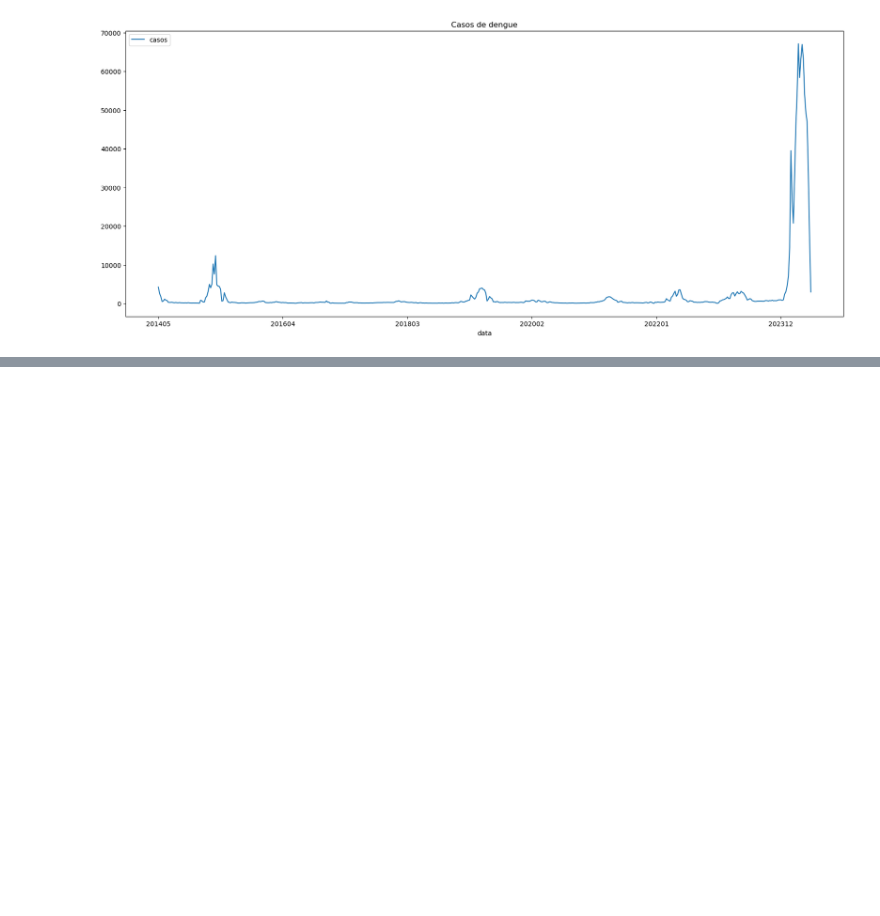
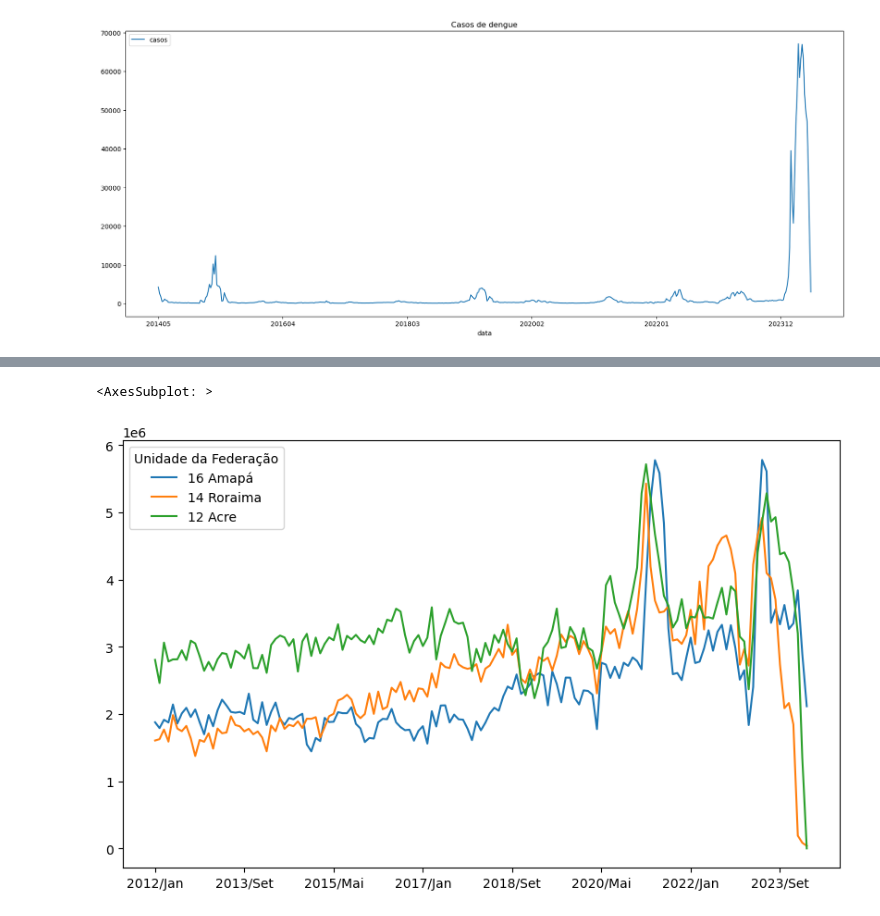
Before and after one commit to willdevsp/fiap_data_analitycs, a Jupyter notebook: hospitalar.ipynb, the cells around one changed output, grey strips where cells are left out. Cells and saved outputs as stored; diff of their text form; code cells hidden in the pictures; blank space fills up the shorter version.

```diff
--- a/hospitalar.ipynb
+++ b/hospitalar.ipynb
@@ -492,0 +524,6 @@ plt.show()
+# %%
+meses_filtrados = ordenados_por_total.columns[53:]
+ordenados_por_total[meses_filtrados].head(3).T.plot(figsize=(10,6))
+# %% [output]
+<AxesSubplot: >
+[figure, added]
```
Also changed, not shown: parts of 16 cells of this notebook.
